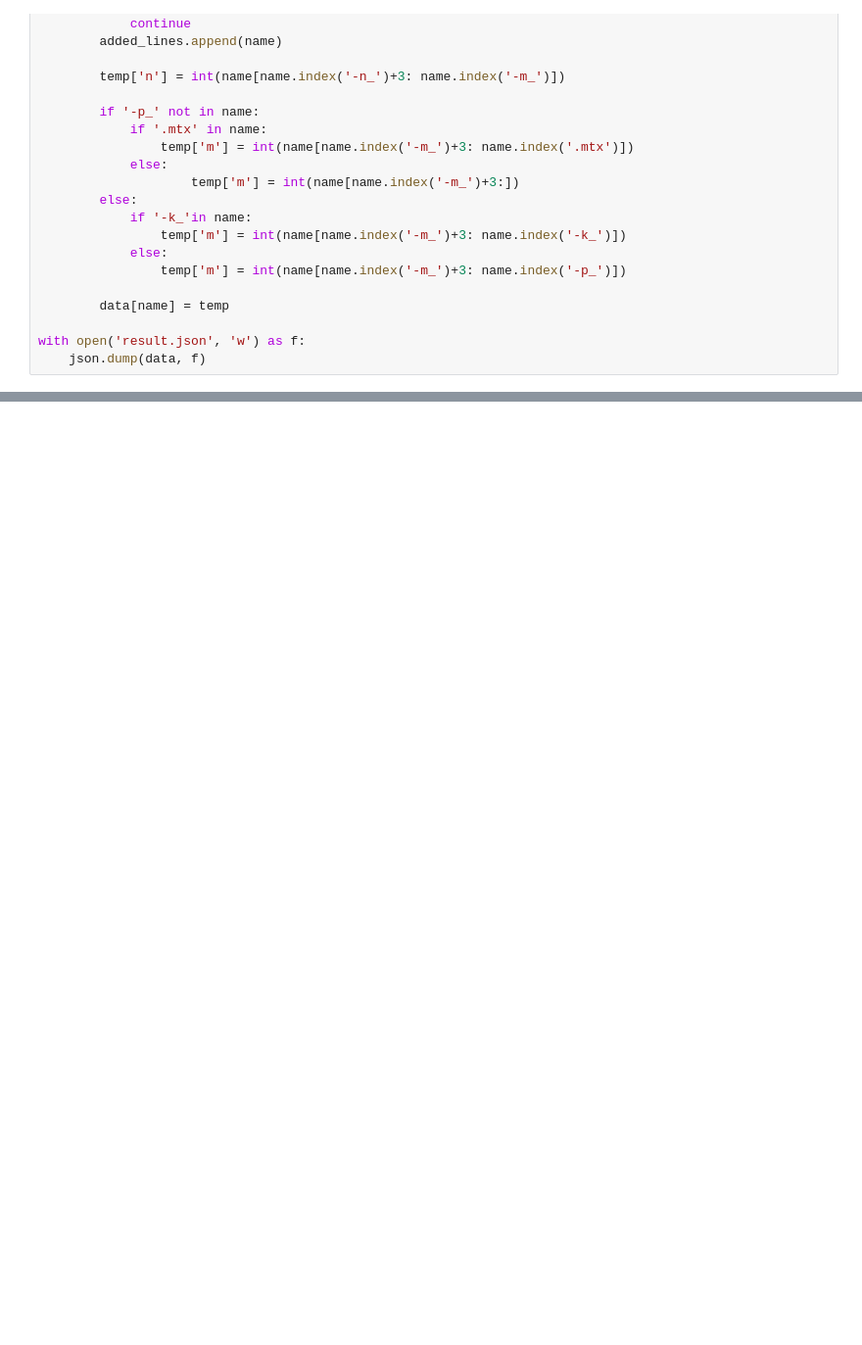
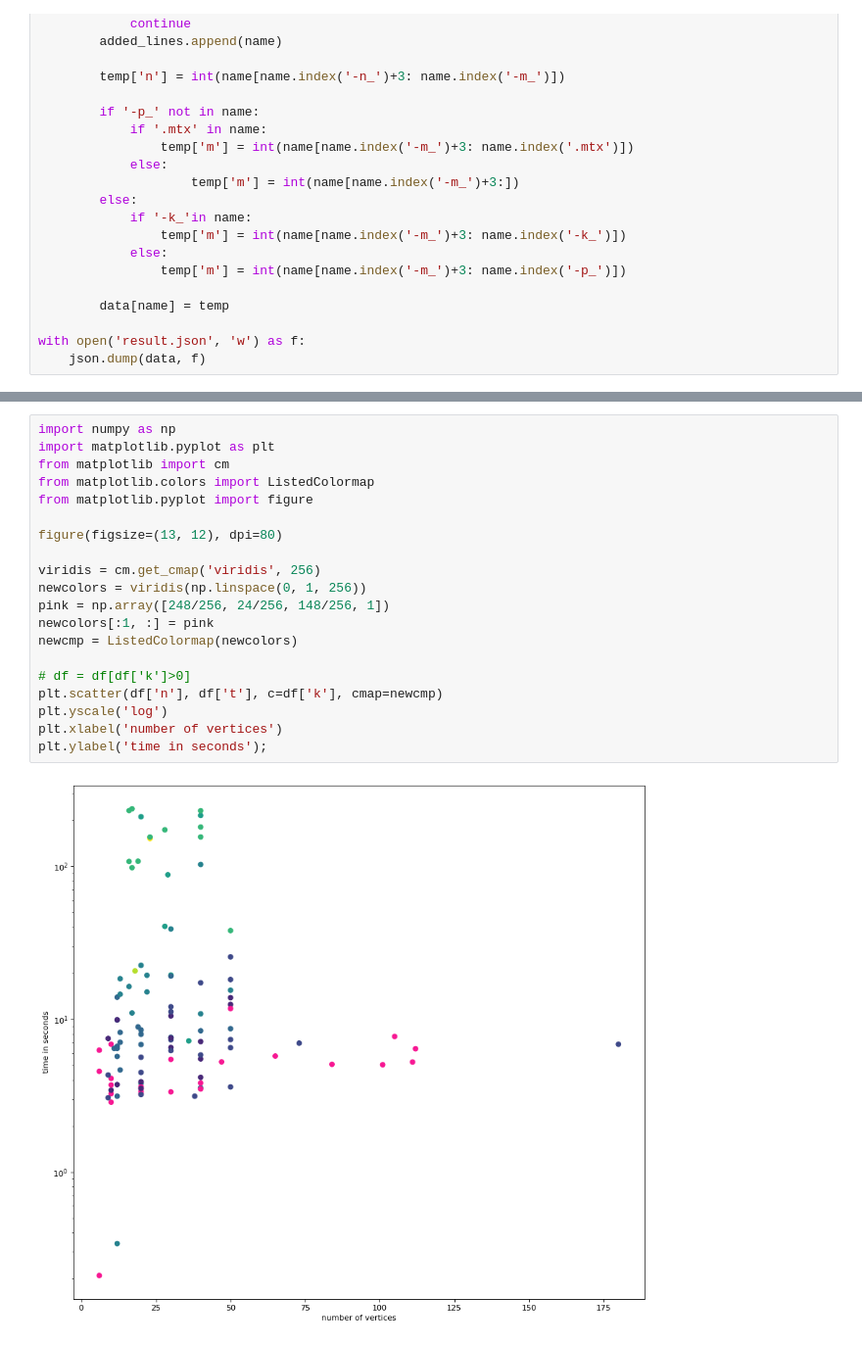
Before and after one commit to Jakob-L-M/dfvs, a Jupyter notebook: results/plots.ipynb, the cells around one changed output, grey strips where cells are left out. Shown: that part at 98% size. Saved outputs shown, nothing was run; the diff lists cells and outputs as text; blank space fills up the shorter version.

```diff
--- a/results/plots.ipynb
+++ b/results/plots.ipynb
@@ -68,0 +70,22 @@ Text(0, 0.5, 'number of edges')
+# %%
+import numpy as np
+import matplotlib.pyplot as plt
+from matplotlib import cm
+from matplotlib.colors import ListedColormap
+from matplotlib.pyplot import figure
+
+figure(figsize=(13, 12), dpi=80)
+
+viridis = cm.get_cmap('viridis', 256)
+newcolors = viridis(np.linspace(0, 1, 256))
+pink = np.array([248/256, 24/256, 148/256, 1])
+newcolors[:1, :] = pink
+newcmp = ListedColormap(newcolors)
+
+# df = df[df['k']>0]
+plt.scatter(df['n'], df['t'], c=df['k'], cmap=newcmp)
+plt.yscale('log')
+plt.xlabel('number of vertices')
+plt.ylabel('time in seconds');
+# %% [output]
+[figure, added]
```
Also changed, not shown: parts of 1 cell of this notebook.
